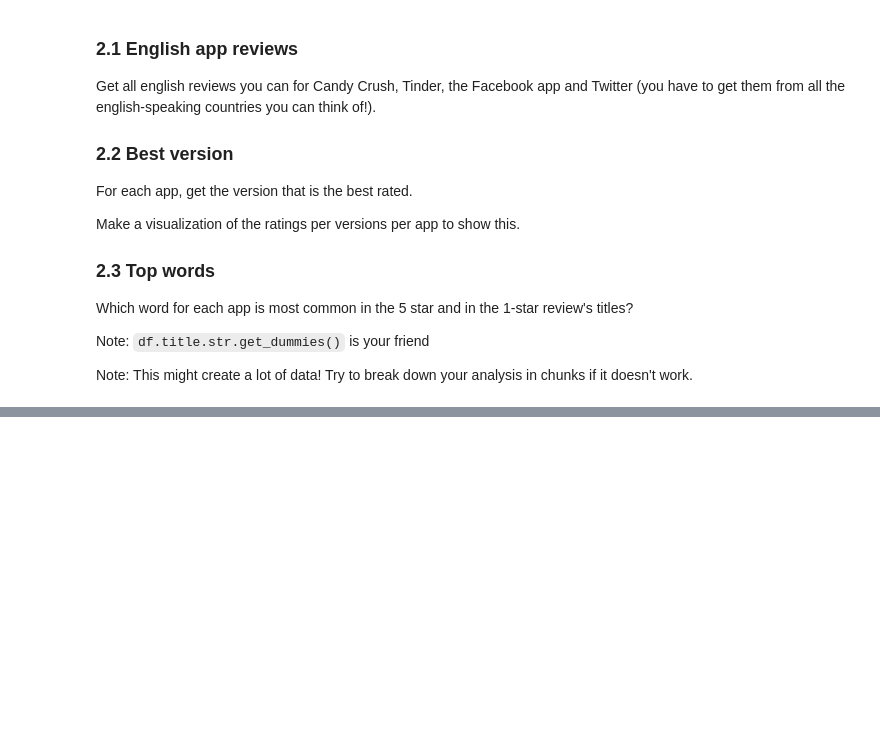
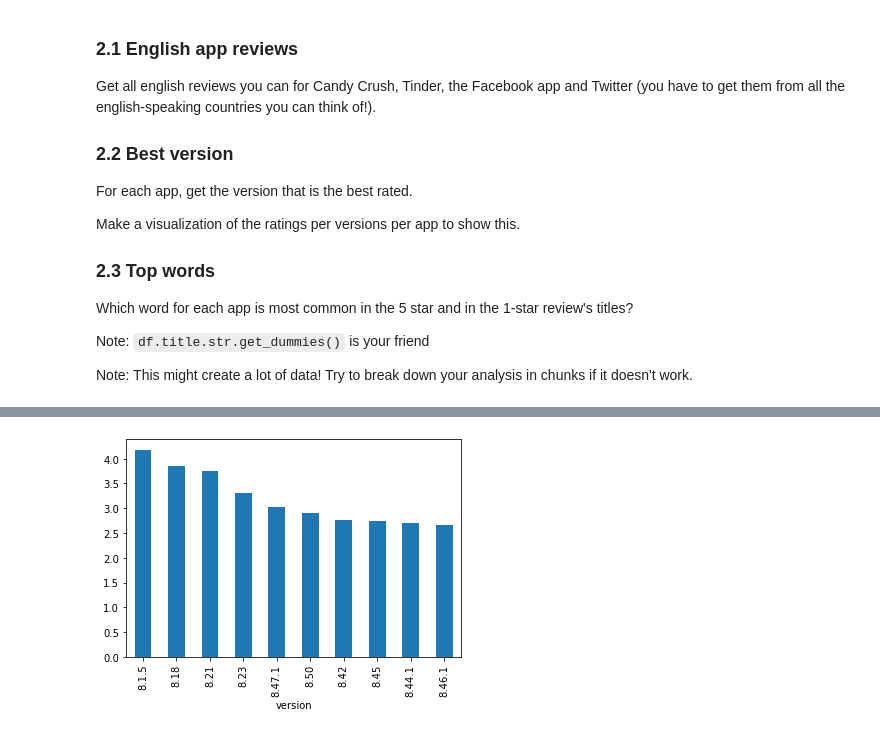
Before and after one commit to cb-ds-1/4-5-web-data, a Jupyter notebook: workshop.ipynb, the cells around one changed output, grey strips where cells are left out. Cells and saved outputs as stored; diff of their text form; code cells hidden in the pictures; blank space fills up the shorter version.

```diff
--- a/workshop.ipynb
+++ b/workshop.ipynb
@@ -57,0 +165,4 @@ Note: This might create a lot of data! Try to break down your analysis in chunks
+# %%
+tmp['twitter'][:10].plot.bar();
+# %% [output]
+[figure, added]
```
Also changed, not shown: parts of 19 cells of this notebook.
